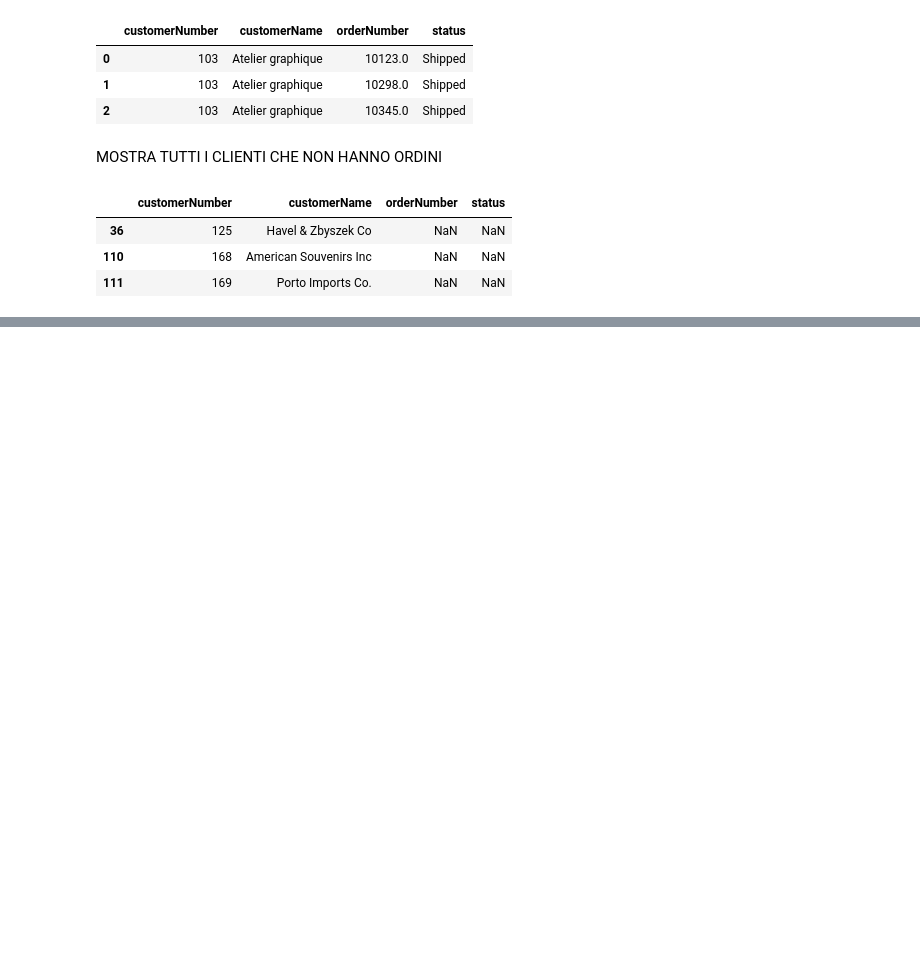
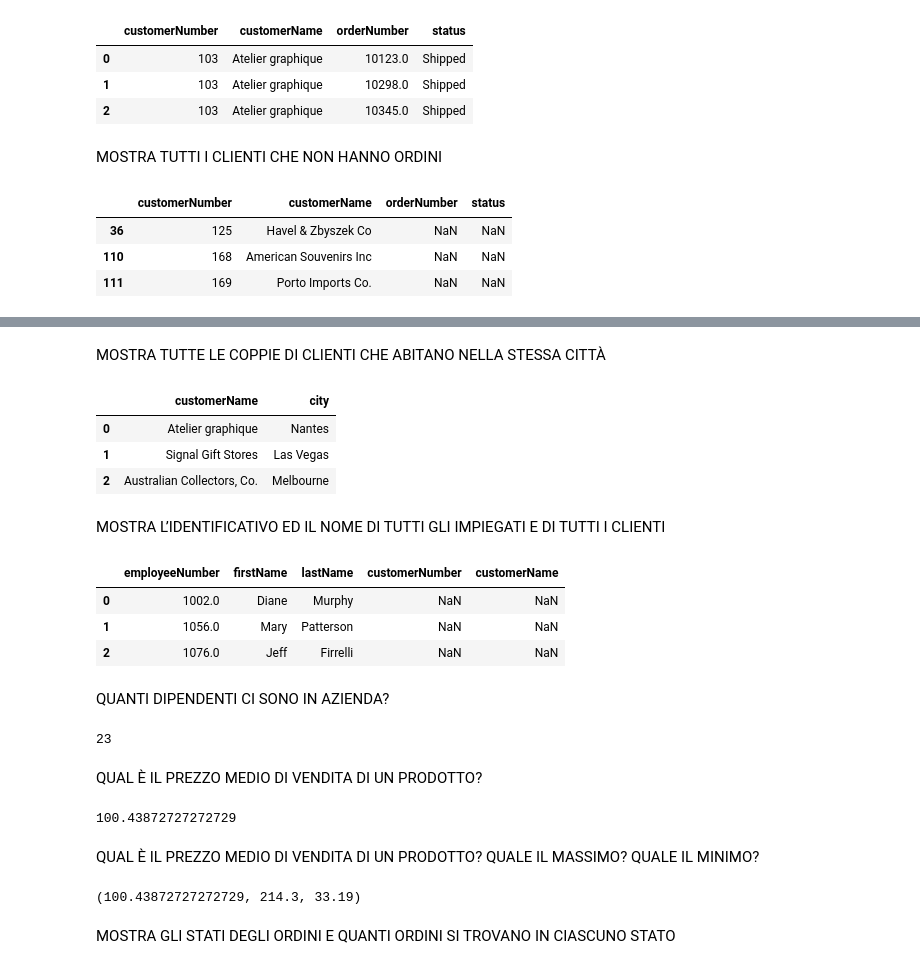
Before and after one commit to SilvioBaratto/pandas-pyspark-tutorial-using-mysampledatabase, a Jupyter notebook: classicmodels.ipynb, the cells around one changed output, grey strips where cells are left out. Cells and saved outputs as stored; diff of their text form; code cells hidden in the pictures; blank space fills up the shorter version.

```diff
--- a/classicmodels.ipynb
+++ b/classicmodels.ipynb
@@ -370,0 +419,47 @@ df.head(3)
+# %% [markdown]
+MOSTRA TUTTE LE COPPIE DI CLIENTI CHE ABITANO
+NELLA STESSA CITTÀ
+# %%
+df = pd.merge(customer, customer, validate='one_to_many')[['customerName', 'city']]
+df.head(3)
+# %% [output]
+|  | customerName | city |
+| 0 | Atelier graphique | Nantes |
+| 1 | Signal Gift Stores | Las Vegas |
+| 2 | Australian Collectors, Co. | Melbourne |
+# %% [markdown]
+MOSTRA L’IDENTIFICATIVO ED IL NOME DI TUTTI GLI
+IMPIEGATI E DI TUTTI I CLIENTI
+# %%
+df = pd.concat([employee, customer])[['employeeNumber', 'firstName', 'lastName',
+                                        'customerNumber', 'customerName']]
+
+df.head(3)
+# %% [output]
+|  | employeeNumber | firstName | lastName | customerNumber | customerName |
+| 0 | 1002.0 | Diane | Murphy | NaN | NaN |
+| 1 | 1056.0 | Mary | Patterson | NaN | NaN |
+| 2 | 1076.0 | Jeff | Firrelli | NaN | NaN |
+# %% [markdown]
+QUANTI DIPENDENTI CI SONO IN AZIENDA?
+# %%
+employee.employeeNumber.count()
+# %% [output]
+23
+# %% [markdown]
+QUAL È IL PREZZO MEDIO DI VENDITA DI UN
+PRODOTTO?
+# %%
+product.MSRP.mean()
+# %% [output]
+100.43872727272729
+# %% [markdown]
+QUAL È IL PREZZO MEDIO DI VENDITA DI UN
+PRODOTTO? QUALE IL MASSIMO? QUALE IL MINIMO?
+# %%
+product.MSRP.mean(), product.MSRP.max(), product.MSRP.min()
+# %% [output]
+(100.43872727272729, 214.3, 33.19)
+# %% [markdown]
+MOSTRA GLI STATI DEGLI ORDINI E QUANTI ORDINI
+SI TROVANO IN CIASCUNO STATO
```
Also changed, not shown: parts of 15 cells of this notebook.
